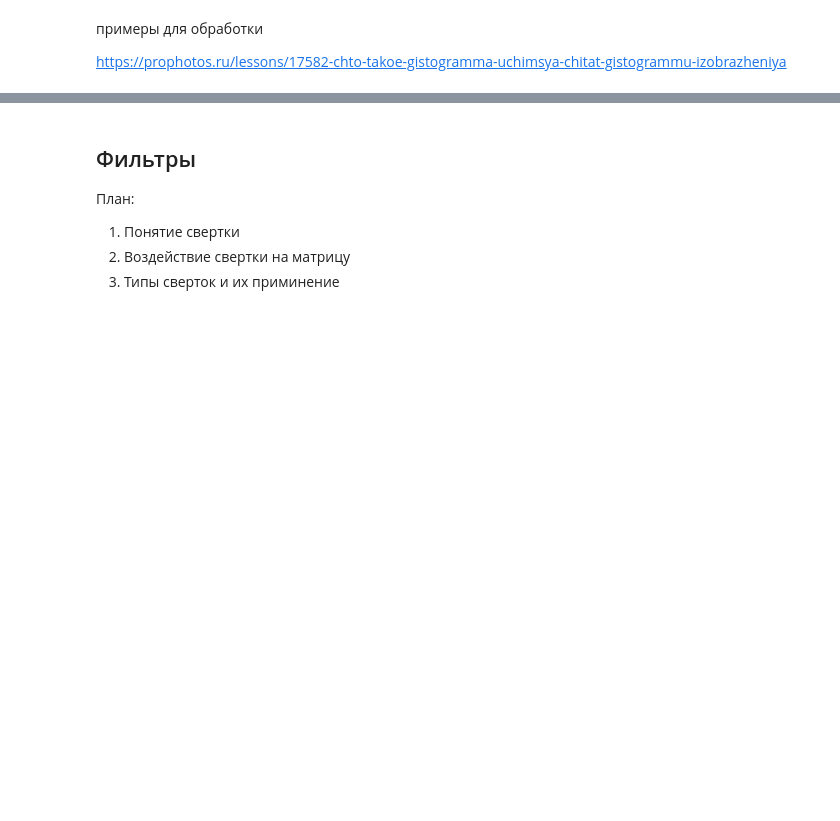
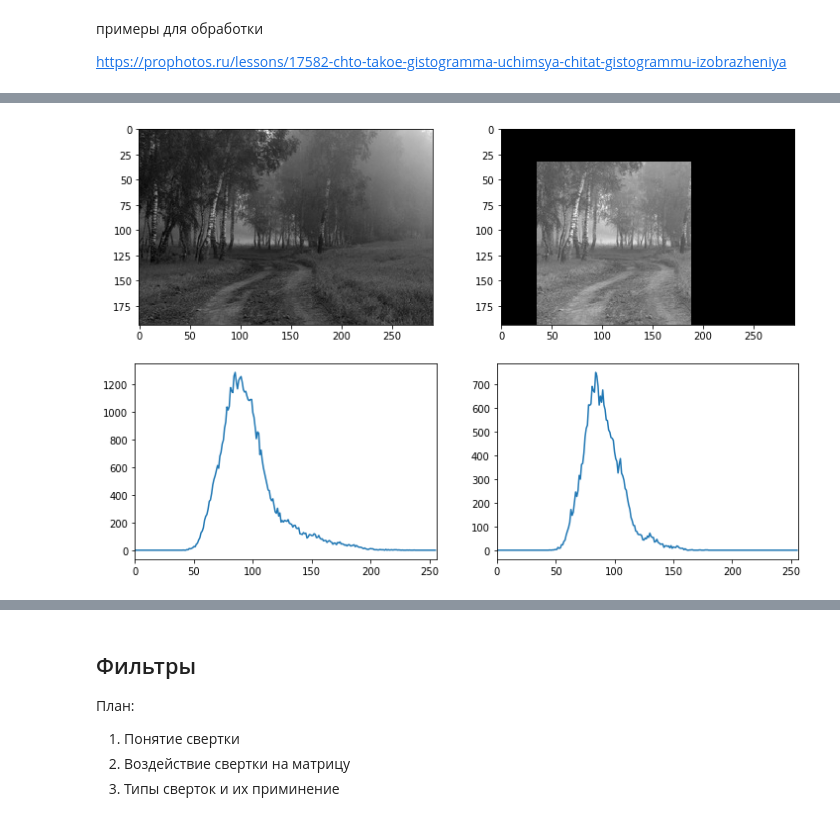
Before and after one commit to Keleas/CV_WOS, a Jupyter notebook: CV_ЗОШ/Lecture_2.ipynb, the cells around one changed output, grey strips where cells are left out. Cells and saved outputs as stored; diff of their text form; code cells hidden in the pictures; blank space fills up the shorter version.

```diff
--- a/CV_ЗОШ/Lecture_2.ipynb
+++ b/CV_ЗОШ/Lecture_2.ipynb
@@ -172,0 +113,17 @@ plt.xlim([0,256])
+# %%
+# Calculate histogram with mask and without mask
+# Check third argument for mask
+hist_full = cv2.calcHist([gray],[0],None,[256],[0,256])
+hist_mask = cv2.calcHist([gray],[0],mask,[256],[0,256])
+
+fig, m_axs = plt.subplots(2, 2, figsize=(12,8))
+ax1, ax2 = m_axs
+
+ax1[0].imshow(gray, cmap='gray')
+ax1[1].imshow(masked_img, cmap='gray')
+ax2[0].plot(hist_full)
+ax2[0].set_xlim(0, 256)
+ax2[1].plot(hist_mask)
+ax2[1].set_xlim(0, 256);
+# %% [output]
+[figure, added]
```
Also changed, not shown: parts of 47 cells of this notebook.
